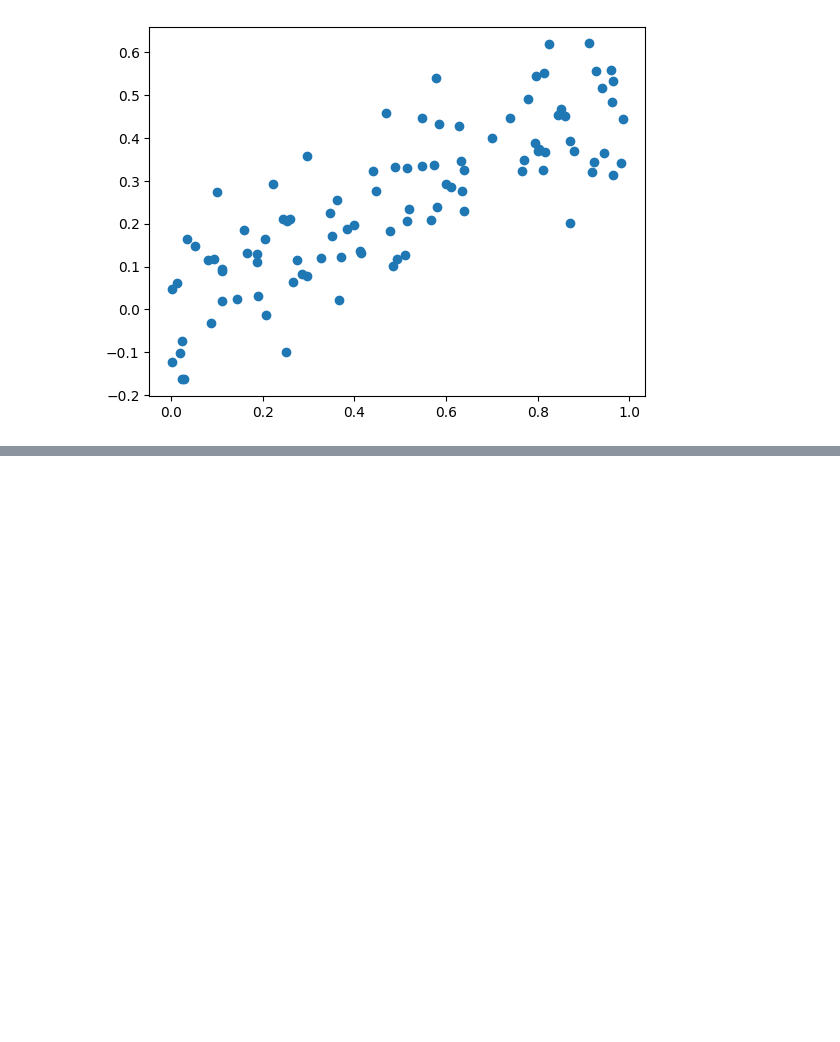
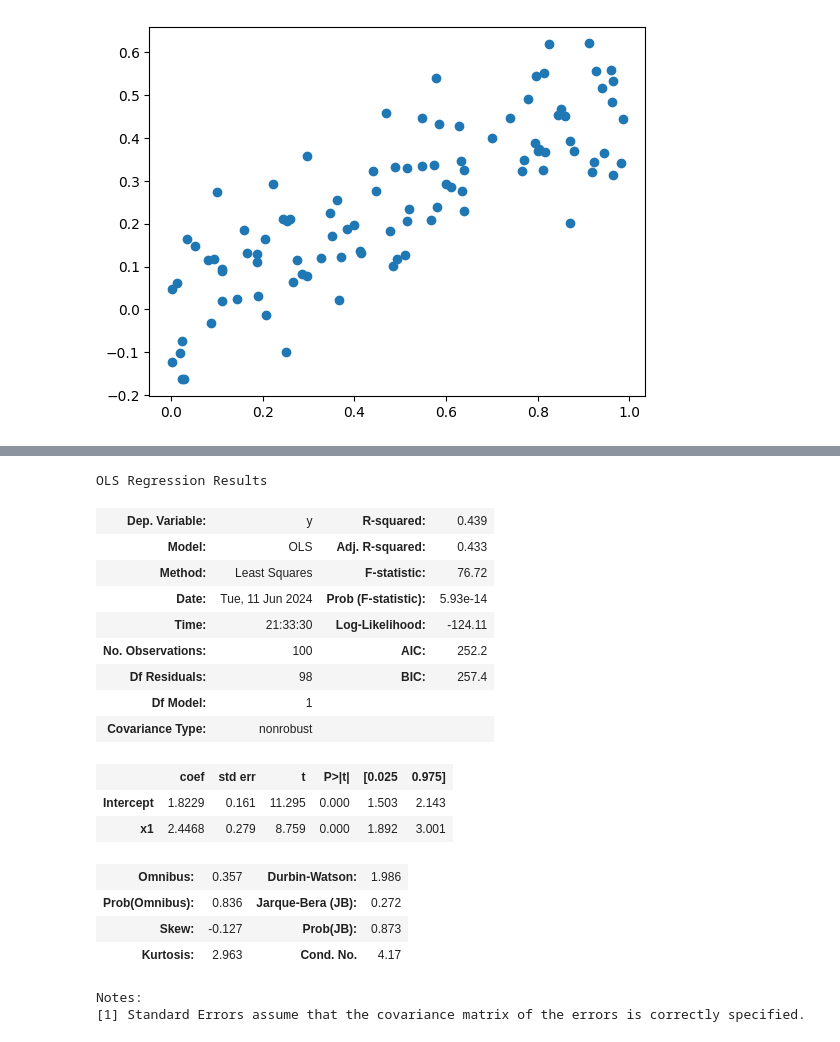
Before and after one commit to lucasdoherty/islp, a Jupyter notebook: chapter_3/exercise_14.ipynb, the cells around one changed output, grey strips where cells are left out. Saved outputs shown, nothing was run; the diff lists cells and outputs as text; code cells hidden in the pictures; blank space fills up the shorter version.

```diff
--- a/chapter_3/exercise_14.ipynb
+++ b/chapter_3/exercise_14.ipynb
@@ -71,3 +69,29 @@ Notes:
 # %%
 # (d) Now fit a least squares regression to predict y using only x1.
 # Comment on your results. Can you reject the null hypothesis H0 : β1 = 0?
+
+results_2 = smf.ols("y ~ x1", df).fit()
+
+results_2.summary()
+
+# We can reject the null hypothesis hypothesis H0 : β1 = 0.
+# %% [output]
+OLS Regression Results
+| Dep. Variable: | y | R-squared: | 0.439 |
+| Model: | OLS | Adj. R-squared: | 0.433 |
+| Method: | Least Squares | F-statistic: | 76.72 |
+| Date: | Tue, 11 Jun 2024 | Prob (F-statistic): | 5.93e-14 |
+| Time: | 21:33:30 | Log-Likelihood: | -124.11 |
+| No. Observations: | 100 | AIC: | 252.2 |
+| Df Residuals: | 98 | BIC: | 257.4 |
+| Df Model: | 1 |  |  |
+| Covariance Type: | nonrobust |  |  |
+|  | coef | std err | t | P>|t| | [0.025 | 0.975] |
+| Intercept | 1.8229 | 0.161 | 11.295 | 0.000 | 1.503 | 2.143 |
+| x1 | 2.4468 | 0.279 | 8.759 | 0.000 | 1.892 | 3.001 |
+| Omnibus: | 0.357 | Durbin-Watson: | 1.986 |
+| Prob(Omnibus): | 0.836 | Jarque-Bera (JB): | 0.272 |
+| Skew: | -0.127 | Prob(JB): | 0.873 |
+| Kurtosis: | 2.963 | Cond. No. | 4.17 |
+Notes:
+[1] Standard Errors assume that the covariance matrix of the errors is correctly specified.
```
Also changed, not shown: parts of 10 cells of this notebook.
